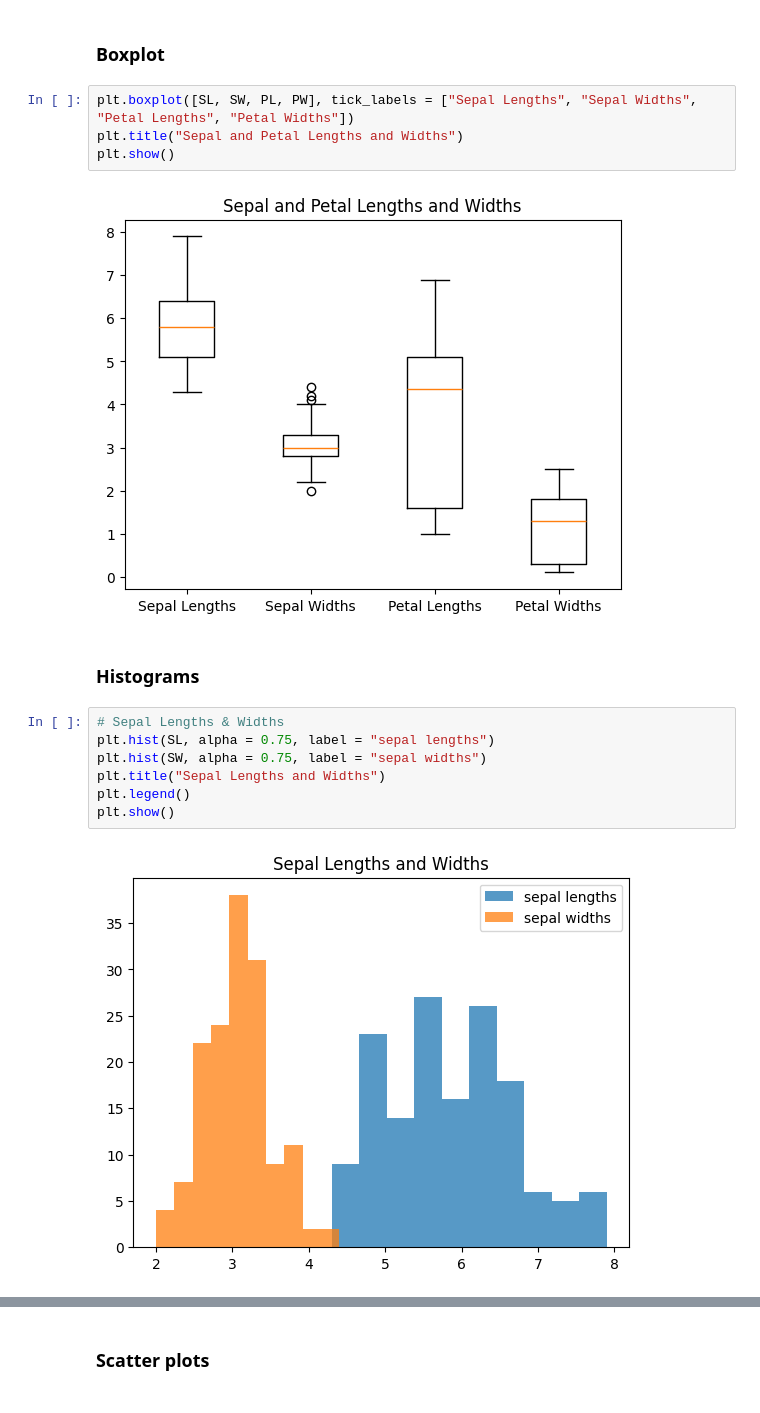
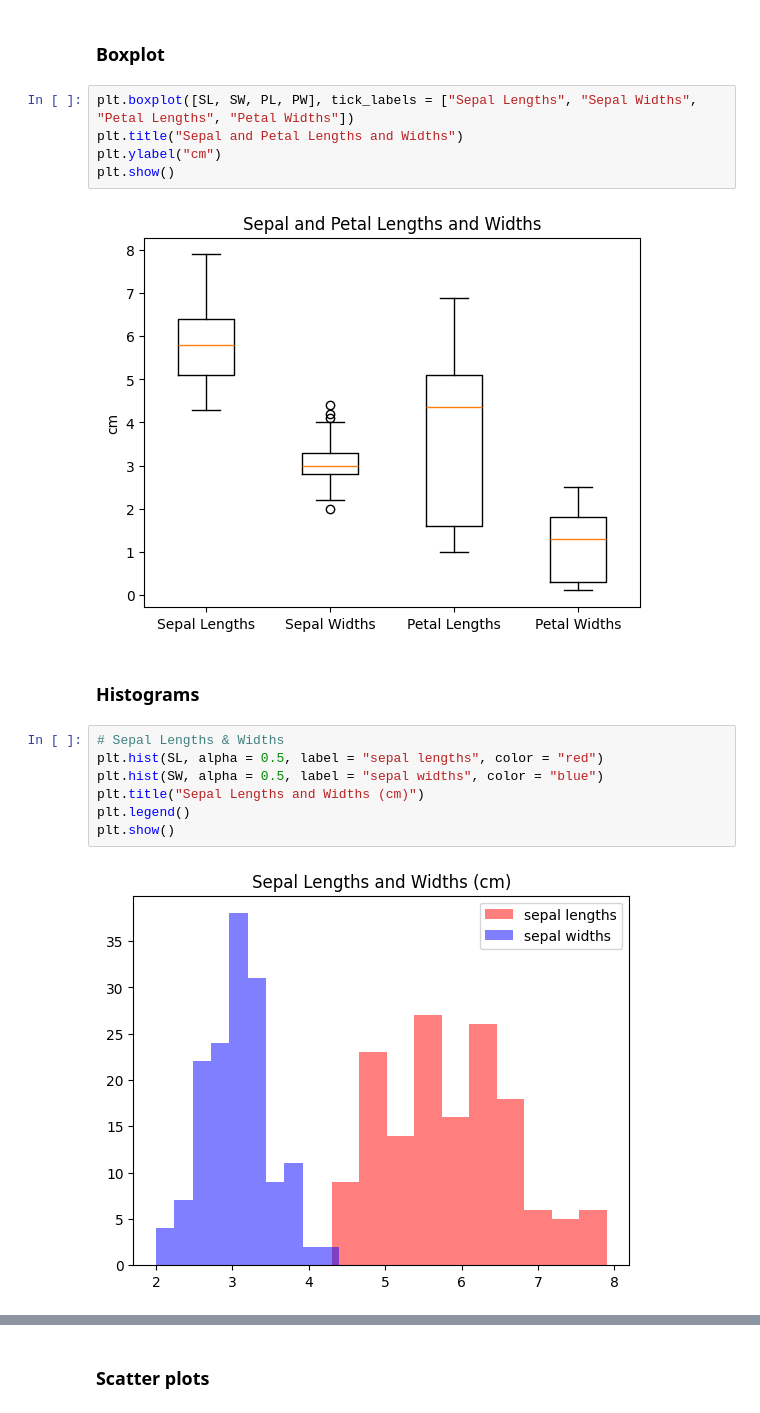
Before and after one commit to Ploenypp/tuto-stats, a Jupyter notebook: iris.ipynb, the cells around one changed output, grey strips where cells are left out. Saved outputs shown, nothing was run; the diff lists cells and outputs as text.

```diff
--- a/iris.ipynb
+++ b/iris.ipynb
@@ -84,19 +87,20 @@ SEPAL LENGTH 7.067
 # %%
 plt.boxplot([SL, SW, PL, PW], tick_labels = ["Sepal Lengths", "Sepal Widths", "Petal Lengths", "Petal Widths"])
 plt.title("Sepal and Petal Lengths and Widths")
+plt.ylabel("cm")
 plt.show()
 # %% [output]
-[figure, old version]
+[figure, new version]
 # %% [markdown]
 ### Histograms
 # %%
 # Sepal Lengths & Widths
-plt.hist(SL, alpha = 0.75, label = "sepal lengths")
-plt.hist(SW, alpha = 0.75, label = "sepal widths")
-plt.title("Sepal Lengths and Widths")
+plt.hist(SL, alpha = 0.5, label = "sepal lengths", color = "red")
+plt.hist(SW, alpha = 0.5, label = "sepal widths", color = "blue")
+plt.title("Sepal Lengths and Widths (cm)")
 plt.legend()
 plt.show()
 # %% [output]
-[figure, old version]
+[figure, new version]
 # %%
 # Petal Lengths & Widths
```
Also changed, not shown: parts of 10 cells of this notebook, 1 other file.
